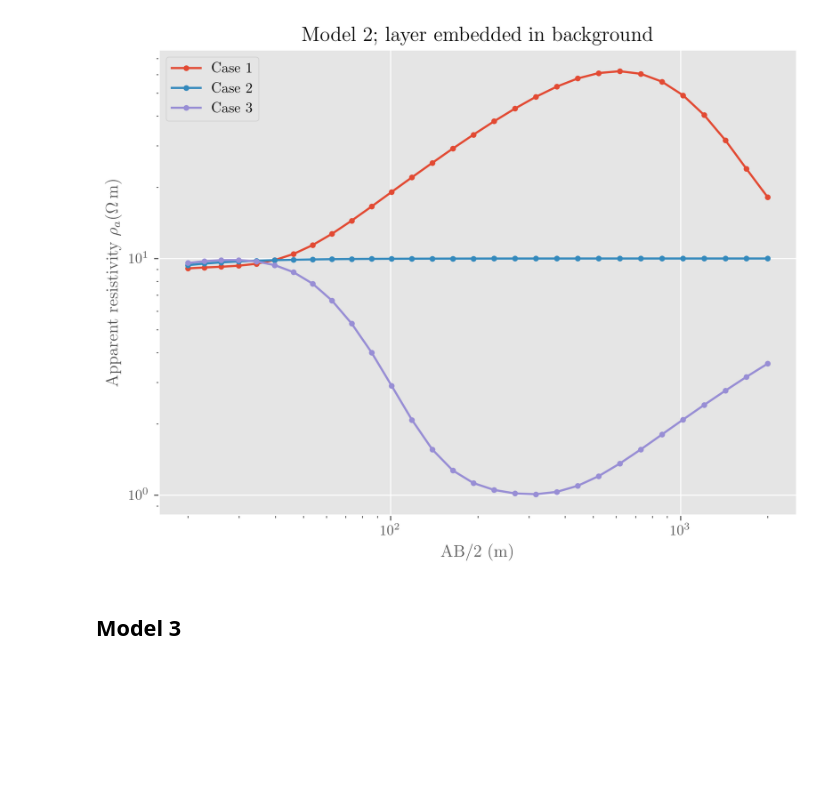
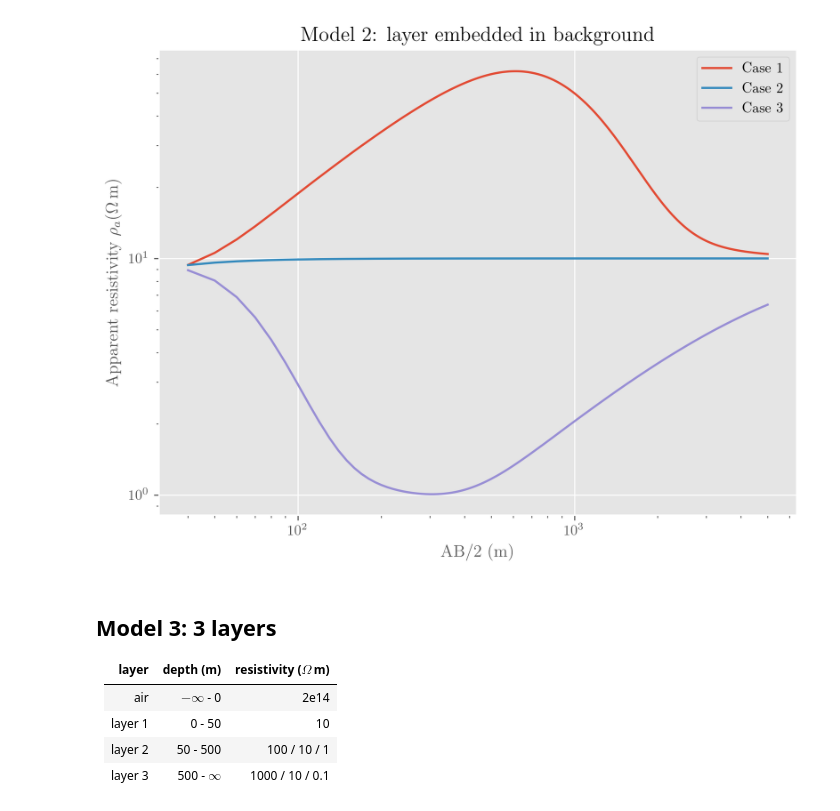
Before and after one commit to emsig/empymod-examples, a Jupyter notebook: 2b_DC_rho-a_Dipole-Dipole.ipynb, the cells around one changed output. Saved outputs shown, nothing was run; the diff lists cells and outputs as text; code cells hidden in the pictures; blank space fills up the shorter version.

```diff
--- a/2b_DC_rho-a_Dipole-Dipole.ipynb
+++ b/2b_DC_rho-a_Dipole-Dipole.ipynb
@@ -69,15 +90,21 @@ def calc_apprho(depth, res, a, maxn, maxAB2, srcpts=1, recpts=1, verb=1, intlog=
 # %%
-def plotit(depth, a, maxn, maxAB2, res1, res2, res3, title):
+def plotit(depth, a, n, res1, res2, res3, title):
+    """Call `calc_appres` and plot result."""
 
-    rho1, AB2 = calc_apprho(depth, res1, a, maxn, maxAB2)
-    rho2, _ = calc_apprho(depth, res2, a, maxn, maxAB2)
-    rho3, _ = calc_apprho(depth, res3, a, maxn, maxAB2)
+    # Calculate the three different models
+    rho1, AB2 = calc_appres(depth, res1, a, n)
+    rho2, _ = calc_appres(depth, res2, a, n)
+    rho3, _ = calc_appres(depth, res3, a, n)
 
+    # Create figure
     fig = plt.figure(figsize=(8,6), facecolor='w')
 
-    plt.loglog(AB2, rho1, '.-', label='Case 1')
-    plt.plot(AB2, rho2, '.-', label='Case 2')
-    plt.plot(AB2, rho3, '.-', label='Case 3')
+    # Plot curves
+    plt.loglog(AB2, rho1, label='Case 1')
+    plt.plot(AB2, rho2, label='Case 2')
+    plt.plot(AB2, rho3, label='Case 3')
+
+    # Legend, labels
     plt.legend(loc='best')
     plt.title(title)
     plt.xlabel('AB/2 (m)')
@@ -99,11 +144,22 @@ plotit(depth, 10, 30, 2000, res1, res2, res3, 'Model 1; 2 layers')
 # %%
-depth = [50, 500]
-res1 = [10, 100, 10]
-res2 = [10,  10, 10]
-res3 = [10,   1, 10]
-plotit(depth, 10, 30, 2000, res1, res2, res3, 'Model 2; layer embedded in background')
+plotit(
+    [50, 500],          # Depth
+    20,                 # a (src- and rec-lengths)
+    np.arange(3, 500),  # n
+    [10, 100, 10],      # Case 1
+    [10,  10, 10],      # Case 2
+    [10,   1, 10],      # Case 3
+    'Model 2: layer embedded in background')
 # %% [output]
-[figure, old version]
+[figure, new version]
-# %% [markdown]
-## Model 3
+# %% [markdown]
+## Model 3: 3 layers
+
+
+layer   | depth (m)      | resistivity ($\Omega\,$m)
+--------|----------------|--------------------
+air     | $-\infty$ - 0  | 2e14
+layer 1 | 0 - 50         | 10
+layer 2 | 50 - 500       | 100 / 10 / 1
+layer 3 | 500 - $\infty$ | 1000 / 10 / 0.1
 # %%
```
Also changed, not shown: parts of 16 cells of this notebook, 1 other file.
